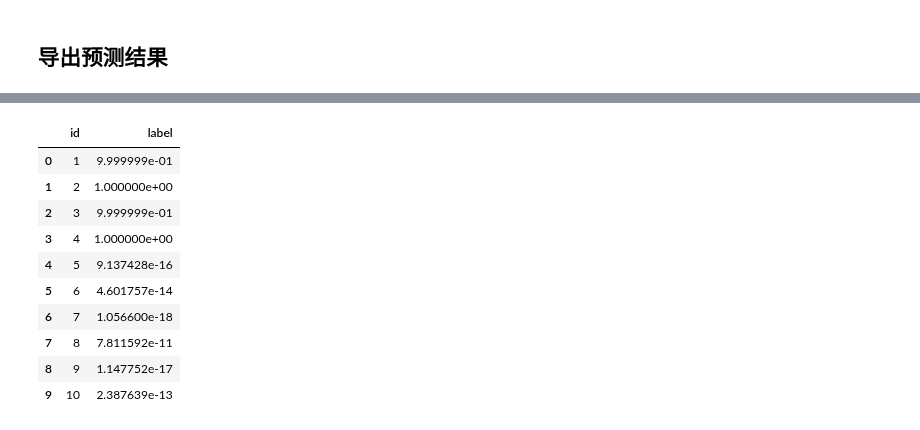
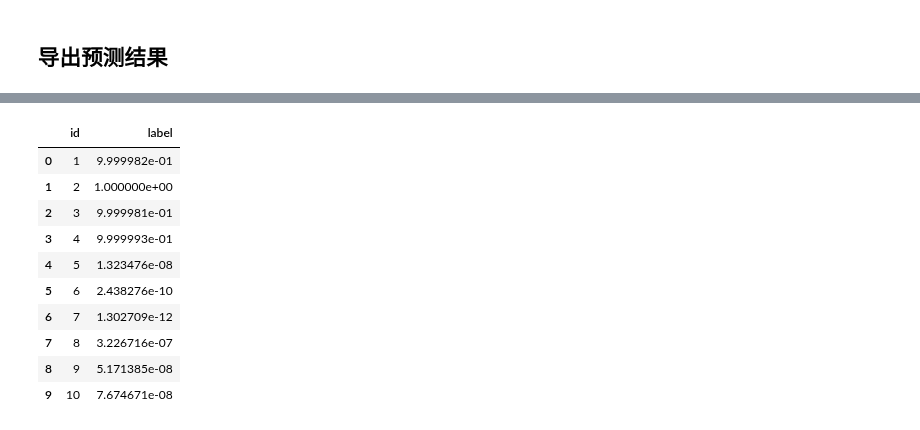
Before and after one commit to sunrise2075/cat_vs_dog_cnn, a Jupyter notebook: cat_vs_dog_model_training.ipynb, the cells around one changed output, grey strips where cells are left out. Cells and saved outputs as stored; diff of their text form; code cells hidden in the pictures.

```diff
--- a/cat_vs_dog_model_training.ipynb
+++ b/cat_vs_dog_model_training.ipynb
@@ -357,15 +348,15 @@ solution.head(10)
 # %%
-solution.to_csv("pred-11.csv", index = False)
+solution.to_csv("pred-12.csv", index = False)
 solution.head(10)
 # %% [output]
 |  | id | label |
-| 0 | 1 | 9.999999e-01 |
+| 0 | 1 | 9.999982e-01 |
 | 1 | 2 | 1.000000e+00 |
-| 2 | 3 | 9.999999e-01 |
-| 3 | 4 | 1.000000e+00 |
-| 4 | 5 | 9.137428e-16 |
-| 5 | 6 | 4.601757e-14 |
-| 6 | 7 | 1.056600e-18 |
-| 7 | 8 | 7.811592e-11 |
-| 8 | 9 | 1.147752e-17 |
-| 9 | 10 | 2.387639e-13 |
+| 2 | 3 | 9.999981e-01 |
+| 3 | 4 | 9.999993e-01 |
+| 4 | 5 | 1.323476e-08 |
+| 5 | 6 | 2.438276e-10 |
+| 6 | 7 | 1.302709e-12 |
+| 7 | 8 | 3.226716e-07 |
+| 8 | 9 | 5.171385e-08 |
+| 9 | 10 | 7.674671e-08 |
```
Also changed, not shown: parts of 6 cells of this notebook, 3 other files.
